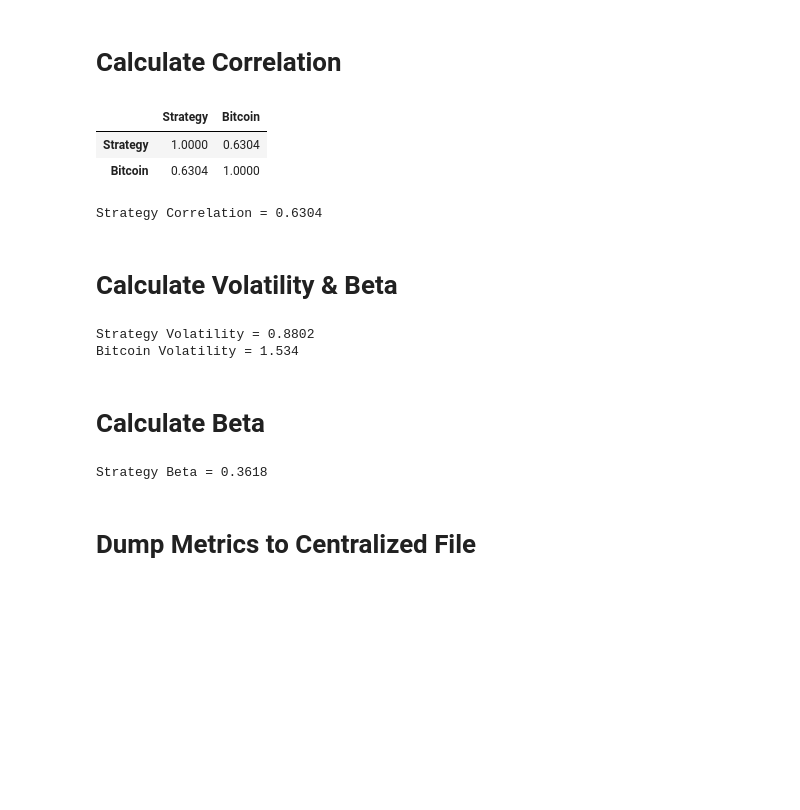
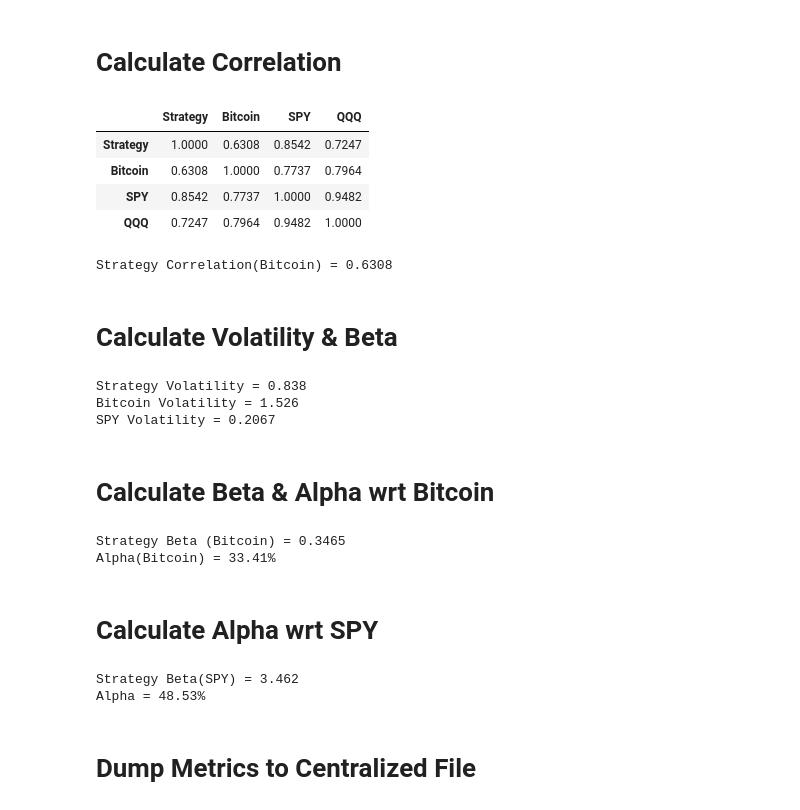
Before and after one commit to joshua-peck/truecode_metrics, a Jupyter notebook: TrueCode Metrics.ipynb, the cells around one changed output. Drawn from its saved outputs; the diff is of its cells as text; code cells hidden in the pictures; blank space fills up the shorter version.

```diff
--- a/TrueCode Metrics.ipynb
+++ b/TrueCode Metrics.ipynb
@@ -12,7 +12,7 @@ from matplotlib import font_manager
 from IPython.display import FileLink, FileLinks
 import math
 # %%
-datafile = 'truecode-metrics-august-2023.csv'
+datafile = 'truecode-metrics-november-2023.csv'
 
 SYMBOLS = [ 'Strategy', 'Bitcoin', 'SPY', 'QQQ']
 
@@ -484,38 +489,68 @@ Strategy VaR = 0.02964108247147758
 # %% [markdown]
 # Calculate Correlation
 # %%
-corr = prices[['Strategy', 'Bitcoin']].corr()
+corr = prices[['Strategy', 'Bitcoin', 'SPY', 'QQQ']].corr()
 corr
 # %% [output]
-|  | Strategy | Bitcoin |
-| Strategy | 1.0000 | 0.6304 |
-| Bitcoin | 0.6304 | 1.0000 |
+|  | Strategy | Bitcoin | SPY | QQQ |
+| Strategy | 1.0000 | 0.6308 | 0.8542 | 0.7247 |
+| Bitcoin | 0.6308 | 1.0000 | 0.7737 | 0.7964 |
+| SPY | 0.8542 | 0.7737 | 1.0000 | 0.9482 |
+| QQQ | 0.7247 | 0.7964 | 0.9482 | 1.0000 |
 # %%
-strategy_corr = corr[['Strategy']].loc['Bitcoin'].iloc[0]
-PITCH_DECK_METRICS['COMBINED']['Correlation to BTC'] = strategy_corr
+strategy_corr_bitcoin = corr[['Strategy']].loc['Bitcoin'].iloc[0]
+strategy_corr_spy = corr[['Strategy']].loc['SPY'].iloc[0]
+PITCH_DECK_METRICS['COMBINED']['Correlation to BTC'] = strategy_corr_bitcoin
+PITCH_DECK_METRICS['COMBINED']['Correlation to SPY'] = strategy_corr_spy
 PITCH_DECK_METRICS['BITCOIN-COMBINED']['Correlation to BTC'] = 1.0
-print("Strategy Correlation = {:.4}".format(strategy_corr))
+PITCH_DECK_METRICS['SPY']['Correlation to SPY'] = 1.0
+print("Strategy Correlation(Bitcoin) = {:.4}".format(strategy_corr_bitcoin))
 # %% [output]
-Strategy Correlation = 0.6304
+Strategy Correlation(Bitcoin) = 0.6308
 # %% [markdown]
 # Calculate Volatility & Beta
 # %%
+treasury_10y = .0459
 strategy_vol = stats['Strategy'].stats['yearly_vol']
-benchmark_vol = stats['Bitcoin'].stats['yearly_vol']
+bitcoin_vol = stats['Bitcoin'].stats['yearly_vol']
+spy_vol = stats['SPY'].stats['yearly_vol']
 print("Strategy Volatility = {:.4}".format(strategy_vol))
-print("Bitcoin Volatility = {:.4}".format(benchmark_vol))
+print("Bitcoin Volatility = {:.4}".format(bitcoin_vol))
+print("SPY Volatility = {:.4}".format(spy_vol))
 # %% [output]
-Strategy Volatility = 0.8802
-Bitcoin Volatility = 1.534
+Strategy Volatility = 0.838
+Bitcoin Volatility = 1.526
+SPY Volatility = 0.2067
 # %% [markdown]
-# Calculate Beta
+# Calculate Beta & Alpha wrt Bitcoin
 # %%
-beta = strategy_corr * (strategy_vol / benchmark_vol)
-PITCH_DECK_METRICS['COMBINED']['Beta'] = beta
-PITCH_DECK_METRICS['BITCOIN-COMBINED']['Beta'] = 1.0
-print("Strategy Beta = {:.4}".format(beta))
+bitcoin_beta = strategy_corr_bitcoin * (strategy_vol / bitcoin_vol)
+PITCH_DECK_METRICS['COMBINED']['Beta (Bitcoin)'] = bitcoin_beta
+alpha_bitcoin = PITCH_DECK_METRICS['COMBINED']['CAGR'] - (treasury_10y + bitcoin_beta * (PITCH_DECK_METRICS['BITCOIN-COMBINED']['CAGR'] - treasury_10y))
+PITCH_DECK_METRICS['COMBINED']['Alpha (Bitcoin)'] = alpha_bitcoin
+print("Strategy Beta (Bitcoin) = {:.4}".format(bitcoin_beta))
+print('Alpha(Bitcoin) = {:.2f}%'.format(alpha_bitcoin * 100.))
 # %% [output]
-Strategy Beta = 0.3618
+Strategy Beta (Bitcoin) = 0.3465
+Alpha(Bitcoin) = 33.41%
+# %% [markdown]
+# Calculate Alpha wrt SPY
+# %%
+spy_beta = strategy_corr_spy * (strategy_vol / spy_vol)
+PITCH_DECK_METRICS['COMBINED']['Beta (SPY)'] = spy_beta
+PITCH_DECK_METRICS['SPY']['Beta (SPY)'] = 1.0
+PITCH_DECK_METRICS['SPY']['Alpha (SPY)'] = 0.0
+PITCH_DECK_METRICS['BITCOIN-COMBINED']['Beta (Bitcoin)'] = 1.0
+PITCH_DECK_METRICS['BITCOIN-COMBINED']['Alpha (Bitcoin)'] = 0.0
+treasury_10y = .0459
+alpha_spy = PITCH_DECK_METRICS['COMBINED']['CAGR'] - (treasury_10y + bitcoin_beta * (PITCH_DECK_METRICS['SPY']['CAGR'] - treasury_10y))
+PITCH_DECK_METRICS['COMBINED']['Alpha (SPY)'] = alpha_spy
+
+print("Strategy Beta(SPY) = {:.4}".format(spy_beta))
+print('Alpha = {:.2f}%'.format(alpha_spy * 100.))
+# %% [output]
+Strategy Beta(SPY) = 3.462
+Alpha = 48.53%
 # %% [markdown]
 # Dump Metrics to Centralized File
 # %%
```
Also changed, not shown: parts of 12 cells of this notebook, 3 other files.
